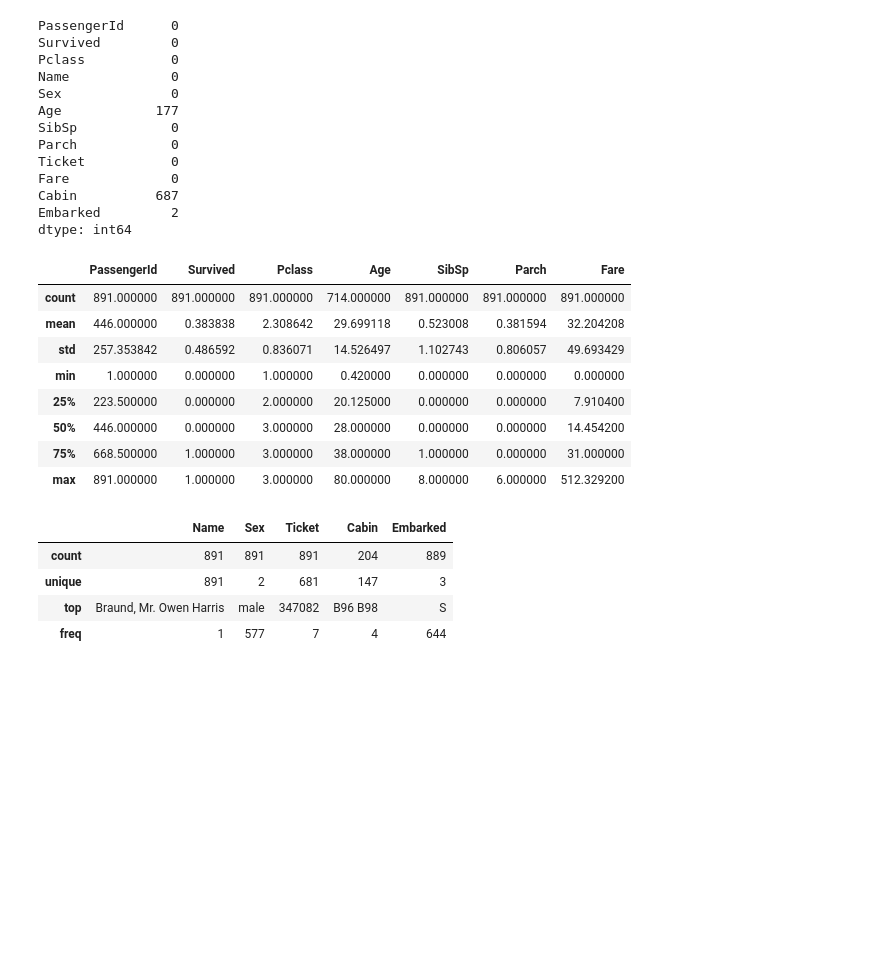
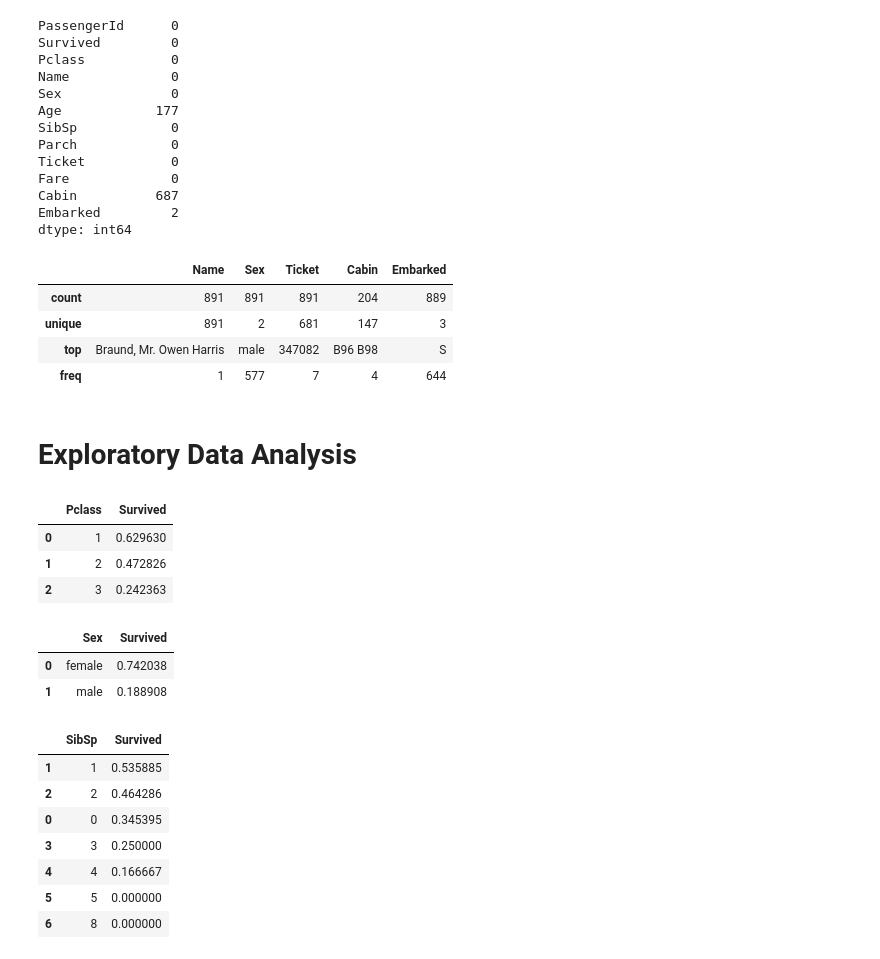
Before and after one commit to bhaktjain/Kaggle-Problem, a Jupyter notebook: Titanic_dataset.ipynb, the cells around one changed output. Cells and saved outputs as stored; diff of their text form; code cells hidden in the pictures; blank space fills up the shorter version.

```diff
--- a/Titanic_dataset.ipynb
+++ b/Titanic_dataset.ipynb
@@ -88,18 +100,6 @@ Fare             0
 Cabin          687
 Embarked         2
 dtype: int64
-# %%
-train.describe()
-# %% [output]
-|  | PassengerId | Survived | Pclass | Age | SibSp | Parch | Fare |
-| count | 891.000000 | 891.000000 | 891.000000 | 714.000000 | 891.000000 | 891.000000 | 891.000000 |
-| mean | 446.000000 | 0.383838 | 2.308642 | 29.699118 | 0.523008 | 0.381594 | 32.204208 |
-| std | 257.353842 | 0.486592 | 0.836071 | 14.526497 | 1.102743 | 0.806057 | 49.693429 |
-| min | 1.000000 | 0.000000 | 1.000000 | 0.420000 | 0.000000 | 0.000000 | 0.000000 |
-| 25% | 223.500000 | 0.000000 | 2.000000 | 20.125000 | 0.000000 | 0.000000 | 7.910400 |
-| 50% | 446.000000 | 0.000000 | 3.000000 | 28.000000 | 0.000000 | 0.000000 | 14.454200 |
-| 75% | 668.500000 | 1.000000 | 3.000000 | 38.000000 | 1.000000 | 0.000000 | 31.000000 |
-| max | 891.000000 | 1.000000 | 3.000000 | 80.000000 | 8.000000 | 6.000000 | 512.329200 |
 # %%
 train.describe(include=['O']) # for categorical columns
 # %% [output]
@@ -108,3 +108,29 @@ train.describe(include=['O']) # for categorical columns
 | unique | 891 | 2 | 681 | 147 | 3 |
 | top | Braund, Mr. Owen Harris | male | 347082 | B96 B98 | S |
 | freq | 1 | 577 | 7 | 4 | 644 |
+# %% [markdown]
+# Exploratory Data Analysis
+# %%
+train[['Pclass','Survived']].groupby(['Pclass'], as_index=False).mean() # upper class peoples(1) have greater chance of surviving than lower class people
+# %% [output]
+|  | Pclass | Survived |
+| 0 | 1 | 0.629630 |
+| 1 | 2 | 0.472826 |
+| 2 | 3 | 0.242363 |
+# %%
+train[['Survived','Sex']].groupby(['Sex'], as_index=False).mean() # females have greater chance of surviving
+# %% [output]
+|  | Sex | Survived |
+| 0 | female | 0.742038 |
+| 1 | male | 0.188908 |
+# %%
+train[["SibSp", "Survived"]].groupby(['SibSp'], as_index=False).mean().sort_values(by='Survived', ascending=False)
+# %% [output]
+|  | SibSp | Survived |
+| 1 | 1 | 0.535885 |
+| 2 | 2 | 0.464286 |
+| 0 | 0 | 0.345395 |
+| 3 | 3 | 0.250000 |
+| 4 | 4 | 0.166667 |
+| 5 | 5 | 0.000000 |
+| 6 | 8 | 0.000000 |
```
Also changed, not shown: parts of 2 cells of this notebook.
